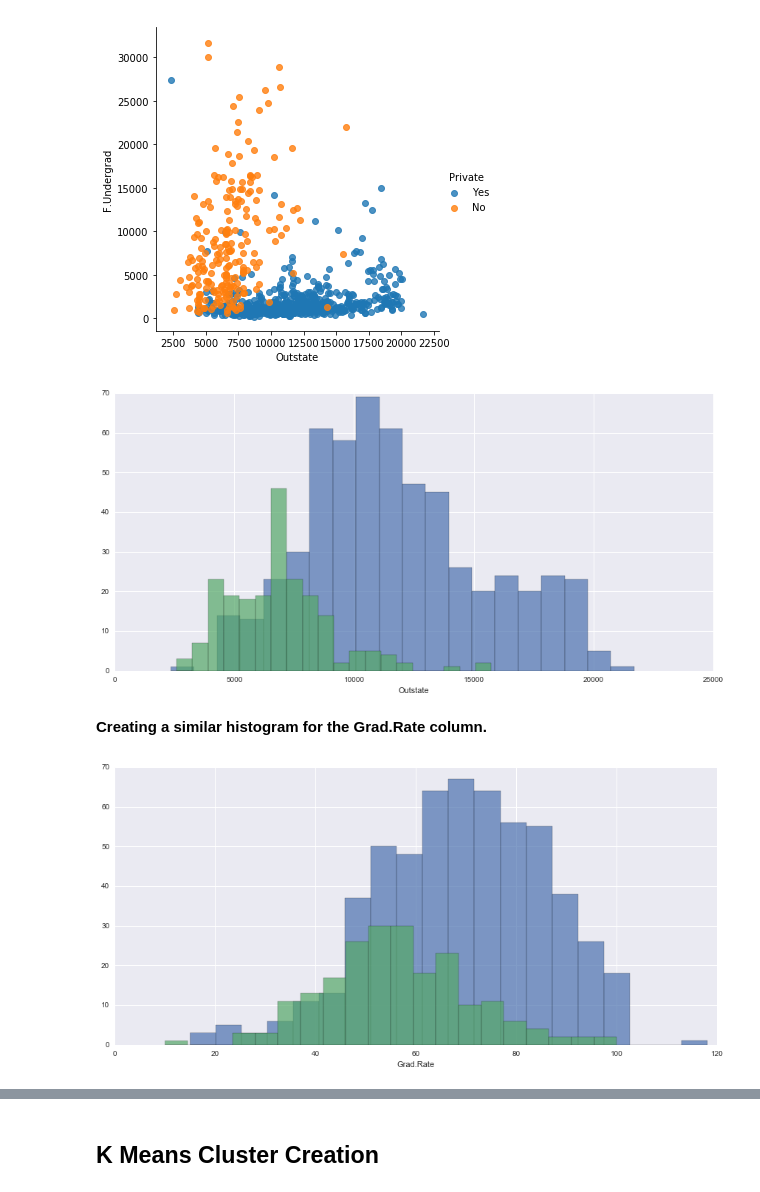
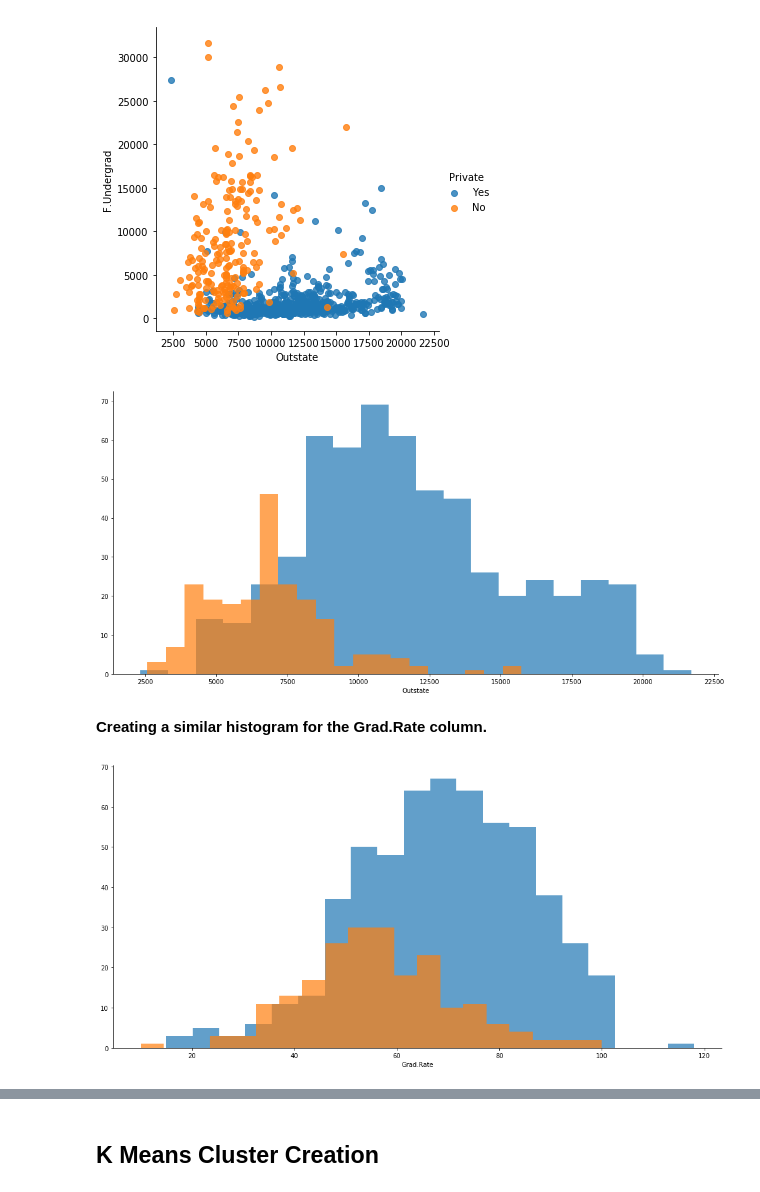
Before and after one commit to praveentn/hgwxx7, a Jupyter notebook: projects/algorithms/k-means_clustering/ml_k-means_clustering_1.ipynb, the cells around one changed output, grey strips where cells are left out. Drawn from its saved outputs; the diff is of its cells as text; code cells hidden in the pictures.

```diff
--- a/projects/algorithms/k-means_clustering/ml_k-means_clustering_1.ipynb
+++ b/projects/algorithms/k-means_clustering/ml_k-means_clustering_1.ipynb
@@ -106,17 +106,17 @@ sns.lmplot(x='Outstate', y='F.Undergrad', data=df, hue='Private', fit_reg=False)
 <seaborn.axisgrid.FacetGrid at 0x...>
 [figure]
 # %%
-g = sns.FacetGrid(df, hue='Private',size=6,aspect=2)
-g = g.map(plt.hist,'Outstate',bins=20,alpha=0.7)
+g = sns.FacetGrid(df, hue='Private', height=7, aspect=2)
+g = g.map(plt.hist, 'Outstate', bins=20, alpha=0.7)
 # %% [output]
-[figure, old version]
+[figure, new version]
 # %% [markdown]
 **Creating a similar histogram for the Grad.Rate column.**
 # %%
-g=sns.FacetGrid(df, hue='Private',size=6,aspect=2)
-g = g.map(plt.hist,'Grad.Rate',bins=20,alpha=0.7)
+g = sns.FacetGrid(df, hue='Private', height=7, aspect=2)
+g = g.map(plt.hist, 'Grad.Rate', bins=20, alpha=0.7)
 # %% [output]
-[figure, old version]
+[figure, new version]
 # %%
 df[df['Grad.Rate'] > 100]
 # %% [output]
```
Also changed, not shown: parts of 10 cells of this notebook.
